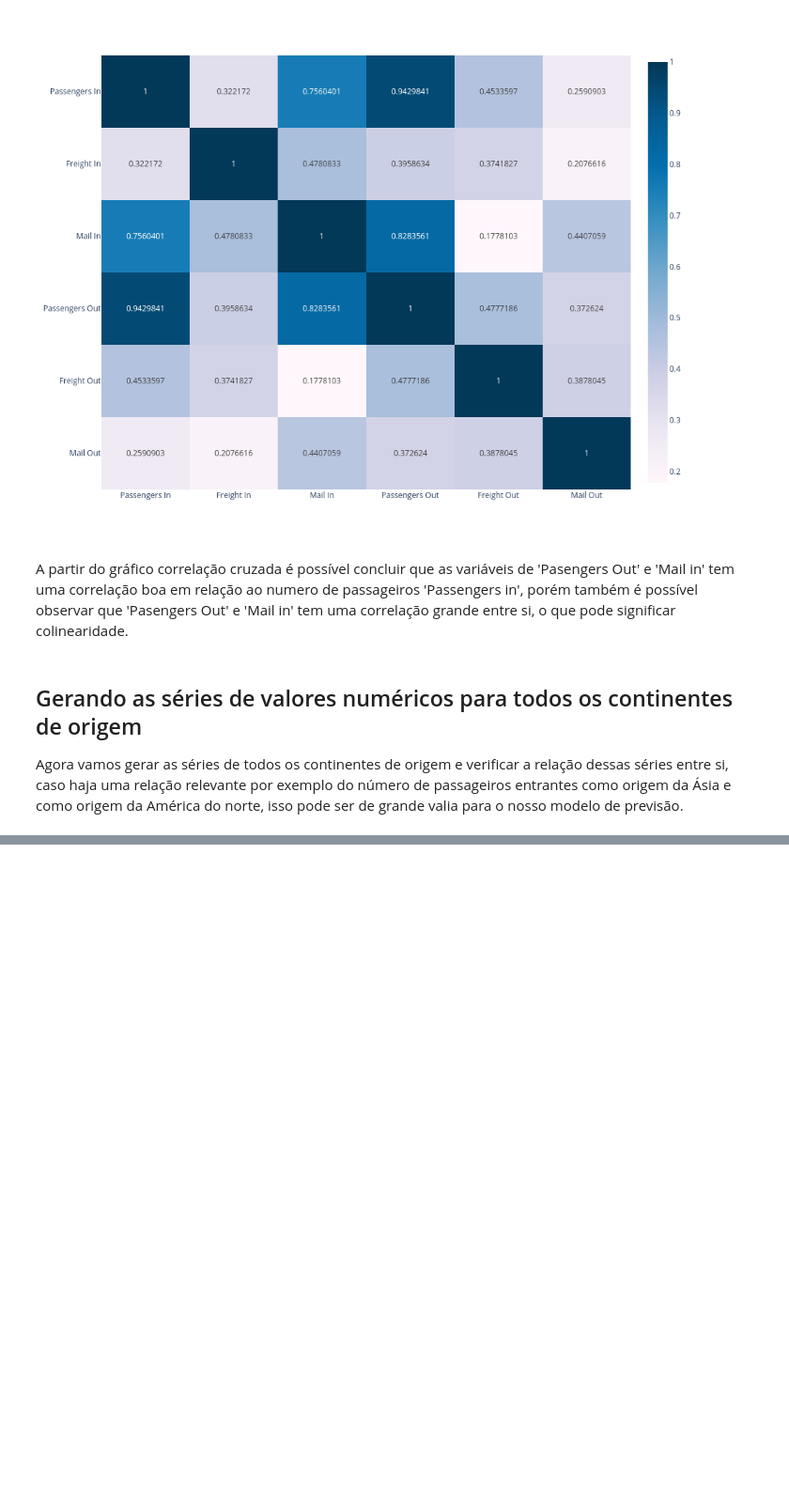
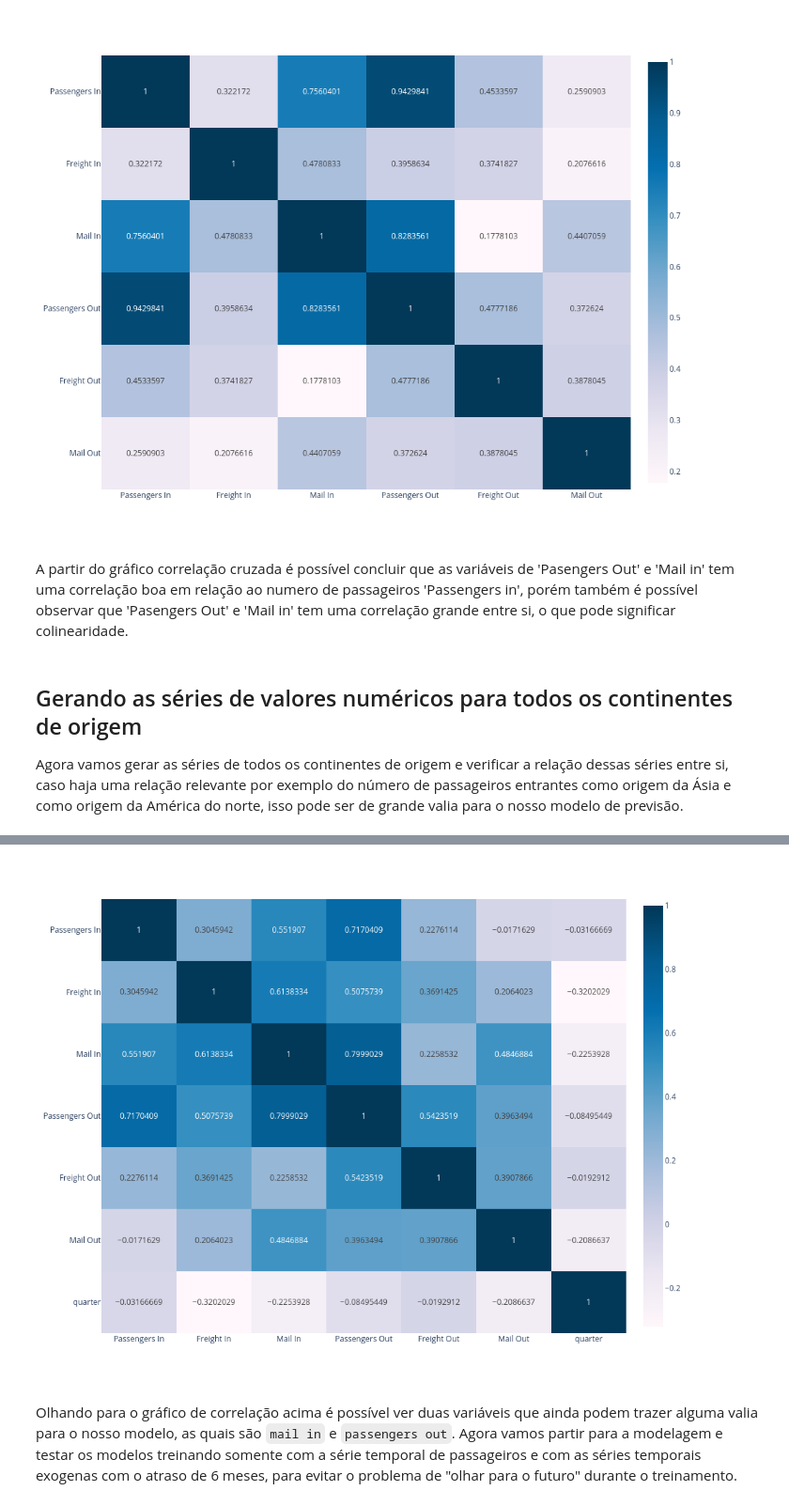
Before and after one commit to rodgdutra/Case-Australian-passengers-time-series, a Jupyter notebook: case_time_series_pred.ipynb, the cells around one changed output, grey strips where cells are left out. Shown at 94% size. Cells and saved outputs as stored; diff of their text form; code cells hidden in the pictures; blank space fills up the shorter version.

```diff
--- a/case_time_series_pred.ipynb
+++ b/case_time_series_pred.ipynb
@@ -683,0 +676,17 @@ corr_df
+# %%
+lag_asia_set = asia_series[::]
+lag_order = 6
+cols = numeric_cols[1:]
+for col in cols:
+    lag_asia_set[col] = lag_asia_set[col].shift(lag_order)
+
+lag_asia_set = lag_asia_set.dropna()
+lag_asia_set.head()
+numeric_cols.append('quarter')
+# %%
+fig = px.imshow(lag_asia_set[numeric_cols].corr(), text_auto=True ,color_continuous_scale='PuBu', width=1000, height=800, aspect="auto")
+fig.show('png')
+# %% [output]
+[figure, added]
+# %% [markdown]
+Olhando para o gráfico de correlação acima é possível ver duas variáveis que ainda podem trazer alguma valia para o nosso modelo, as quais são `mail in` e `passengers out`. Agora vamos partir para a modelagem e testar os modelos treinando somente com a série temporal de passageiros e com as séries temporais exogenas com o atraso de 6 meses, para evitar o problema de "olhar para o futuro" durante o treinamento.
```
Also changed, not shown: parts of 34 cells of this notebook.
